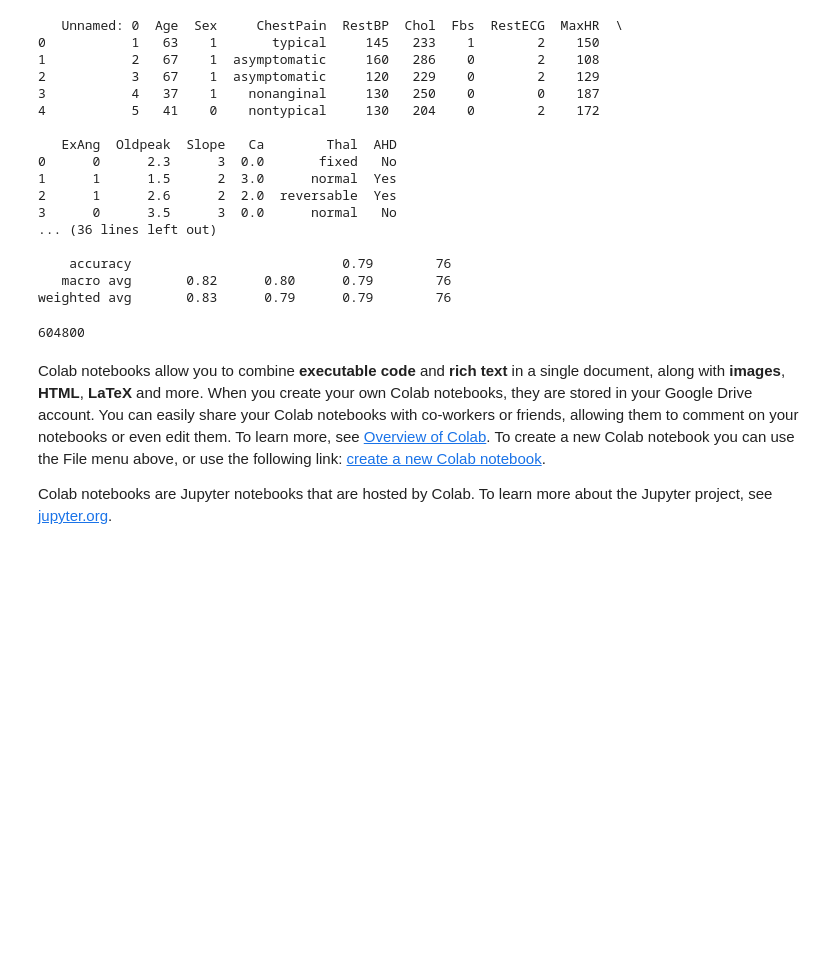
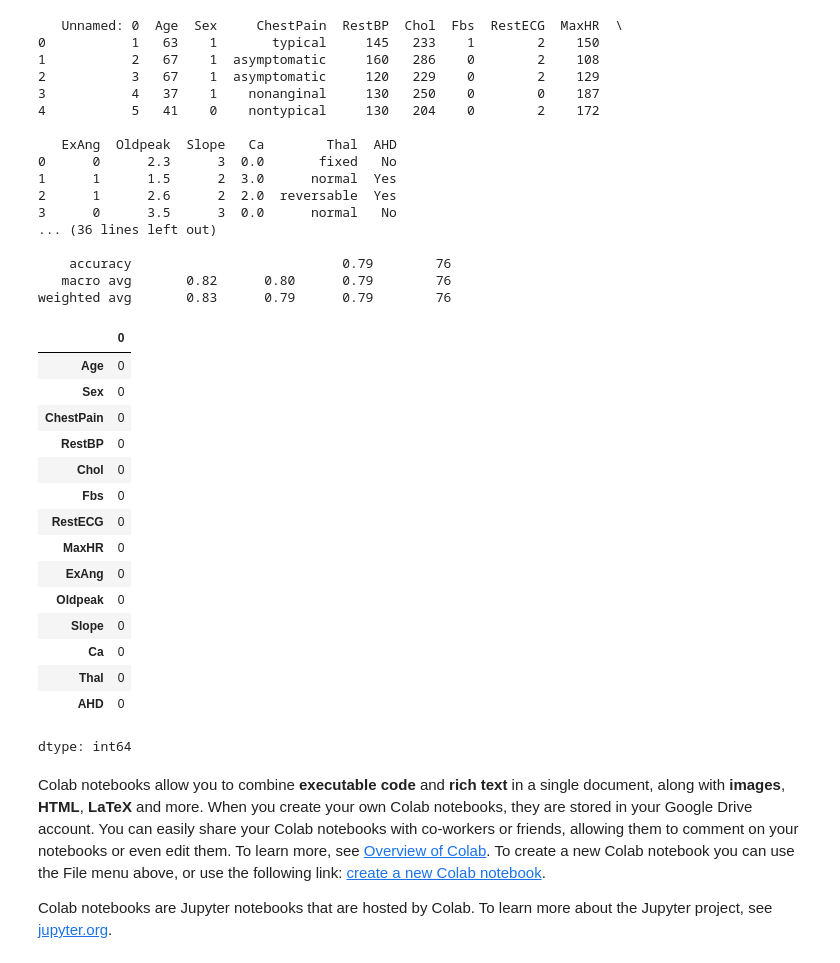
Before and after one commit to Prasanna-datascience/Data201Class, a Jupyter notebook: Data201_Project1_Prasanna.ipynb, the cells around one changed output. Saved outputs shown, nothing was run; the diff lists cells and outputs as text; code cells hidden in the pictures; blank space fills up the shorter version.

```diff
--- a/Data201_Project1_Prasanna.ipynb
+++ b/Data201_Project1_Prasanna.ipynb
@@ -175,11 +175,26 @@ print(classification_report(y_test, y_pred_30))
     accuracy                           0.79        76
    macro avg       0.82      0.80      0.79        76
 weighted avg       0.83      0.79      0.79        76
-# %%
-seconds_in_a_week = 7 * seconds_in_a_day
-seconds_in_a_week
-# %% [output]
-604800
+# %%
+# Determine whether the dataset contains missing values
+heart.isnull().sum()
+# %% [output]
+|  | 0 |
+| Age | 0 |
+| Sex | 0 |
+| ChestPain | 0 |
+| RestBP | 0 |
+| Chol | 0 |
+| Fbs | 0 |
+| RestECG | 0 |
+| MaxHR | 0 |
+| ExAng | 0 |
+| Oldpeak | 0 |
+| Slope | 0 |
+| Ca | 0 |
+| Thal | 0 |
+| AHD | 0 |
+dtype: int64
 # %% [markdown]
 Colab notebooks allow you to combine **executable code** and **rich text** in a single document, along with **images**, **HTML**, **LaTeX** and more. When you create your own Colab notebooks, they are stored in your Google Drive account. You can easily share your Colab notebooks with co-workers or friends, allowing them to comment on your notebooks or even edit them. To learn more, see [Overview of Colab](/notebooks/basic_features_overview.ipynb). To create a new Colab notebook you can use the File menu above, or use the following link: [create a new Colab notebook](http://colab.research.google.com#create=true).
 
```
Also changed, not shown: parts of 4 cells of this notebook.
